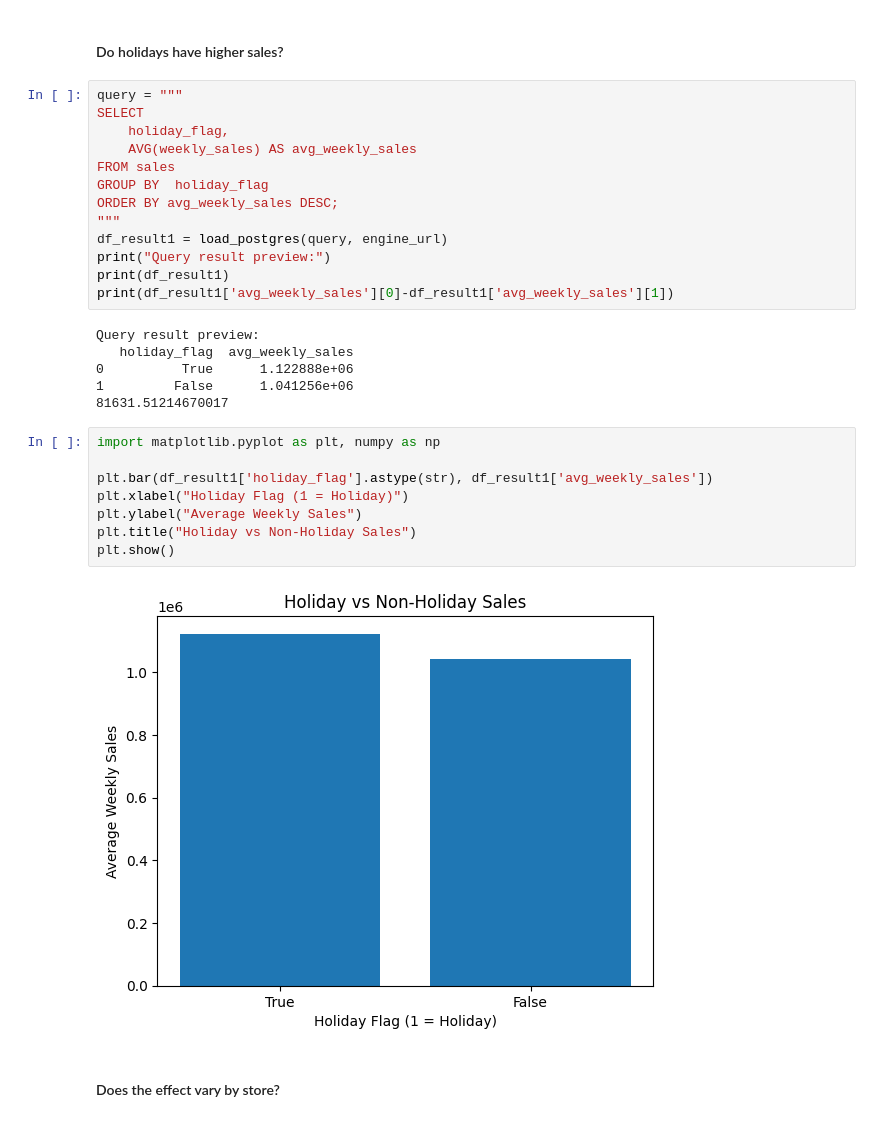
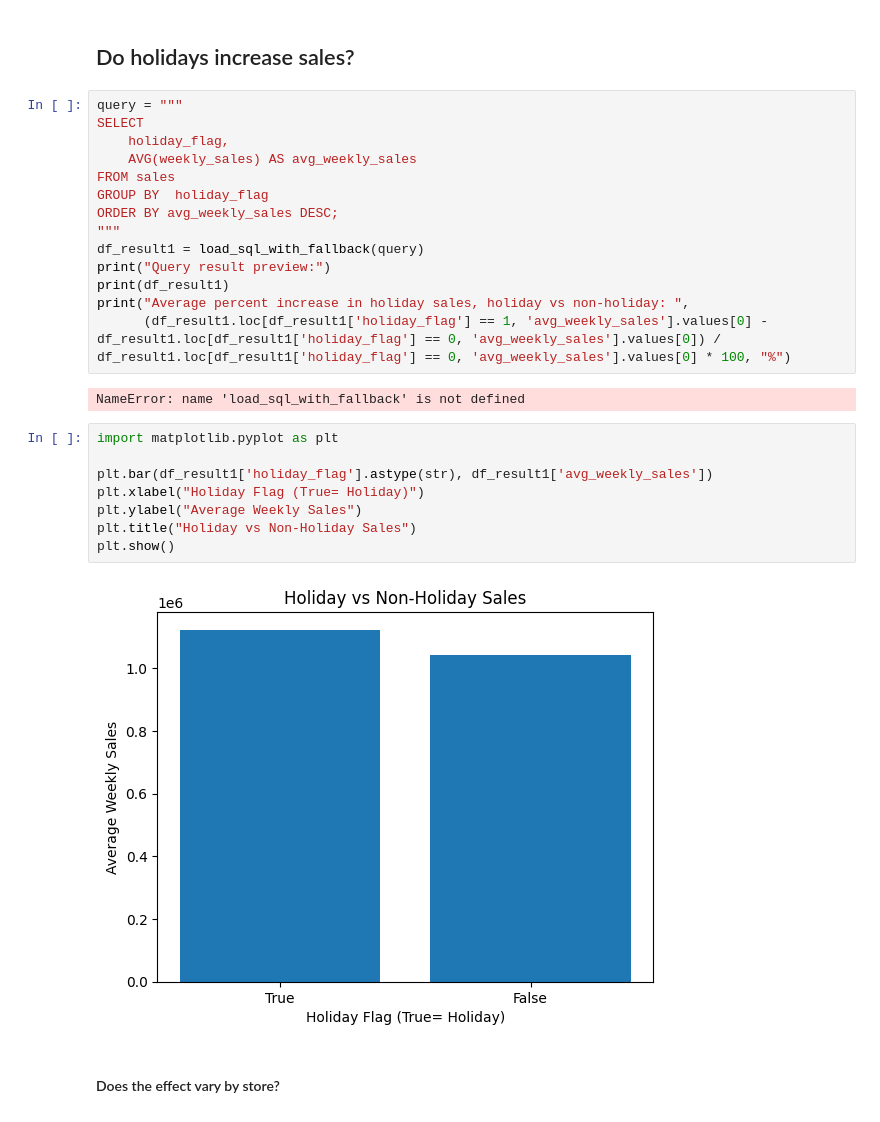
Before and after one commit to AaronVillegas5/walmart_data_analysis, a Jupyter notebook: notebooks/walmart_data_analysis.ipynb, the cells around one changed output. Saved outputs shown, nothing was run; the diff lists cells and outputs as text.

```diff
--- a/notebooks/walmart_data_analysis.ipynb
+++ b/notebooks/walmart_data_analysis.ipynb
@@ -47,7 +61,7 @@ PostgreSQL preview:
 3  211.320         8.106
 4  211.350         8.106
 # %% [markdown]
-#### Do holidays have higher sales?
+## Do holidays increase sales?
 # %%
 query = """
 SELECT
@@ -57,26 +71,23 @@ FROM sales
 GROUP BY  holiday_flag
 ORDER BY avg_weekly_sales DESC;
 """
-df_result1 = load_postgres(query, engine_url)
+df_result1 = load_sql_with_fallback(query)
 print("Query result preview:")
 print(df_result1)
-print(df_result1['avg_weekly_sales'][0]-df_result1['avg_weekly_sales'][1])
+print("Average percent increase in holiday sales, holiday vs non-holiday: ",
+      (df_result1.loc[df_result1['holiday_flag'] == 1, 'avg_weekly_sales'].values[0] - df_result1.loc[df_result1['holiday_flag'] == 0, 'avg_weekly_sales'].values[0]) / df_result1.loc[df_result1['holiday_flag'] == 0, 'avg_weekly_sales'].values[0] * 100, "%")
 # %% [output]
-Query result preview:
-   holiday_flag  avg_weekly_sales
-0          True      1.122888e+06
-1         False      1.041256e+06
-81631.51214670017
+NameError: name 'load_sql_with_fallback' is not defined
 # %%
-import matplotlib.pyplot as plt, numpy as np
+import matplotlib.pyplot as plt
 
 plt.bar(df_result1['holiday_flag'].astype(str), df_result1['avg_weekly_sales'])
-plt.xlabel("Holiday Flag (1 = Holiday)")
+plt.xlabel("Holiday Flag (True= Holiday)")
 plt.ylabel("Average Weekly Sales")
 plt.title("Holiday vs Non-Holiday Sales")
 plt.show()
 # %% [output]
-[figure, old version]
+[figure, new version]
 # %% [markdown]
 #### Does the effect vary by store?
 # %%
```
Also changed, not shown: parts of 14 cells of this notebook, 4 other files.
